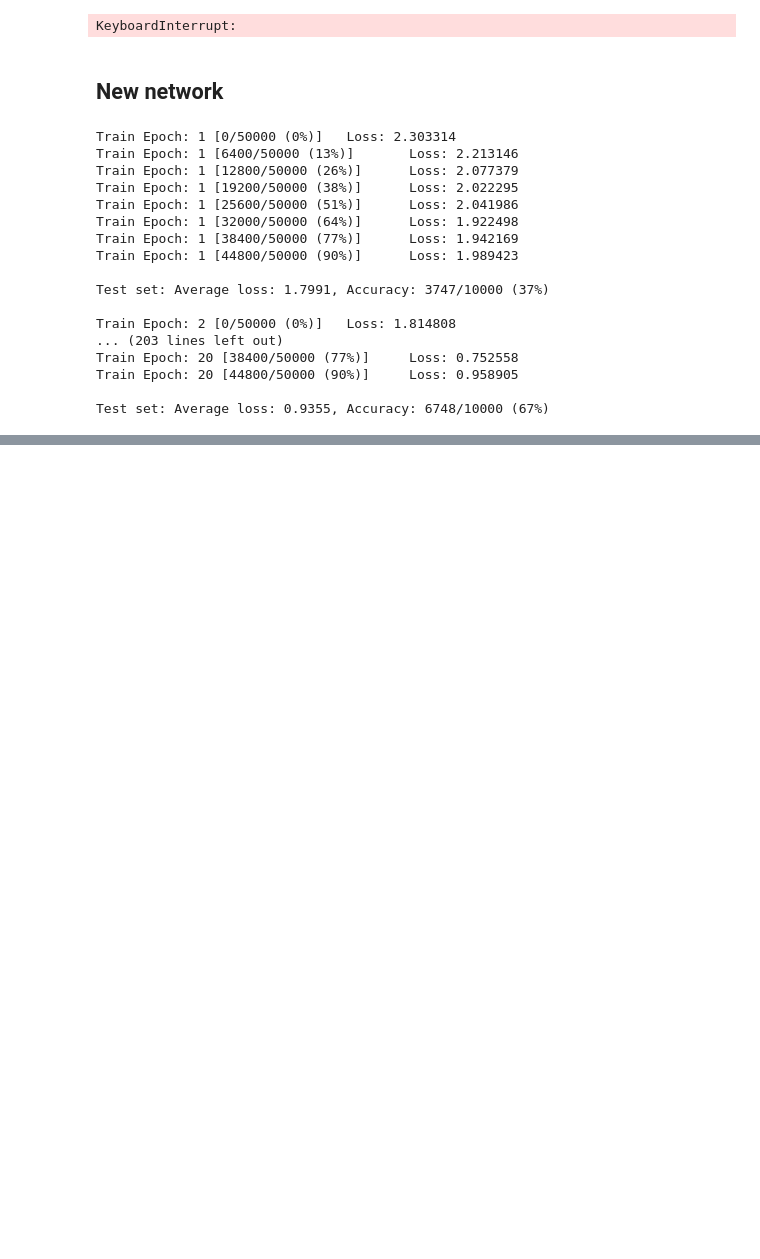
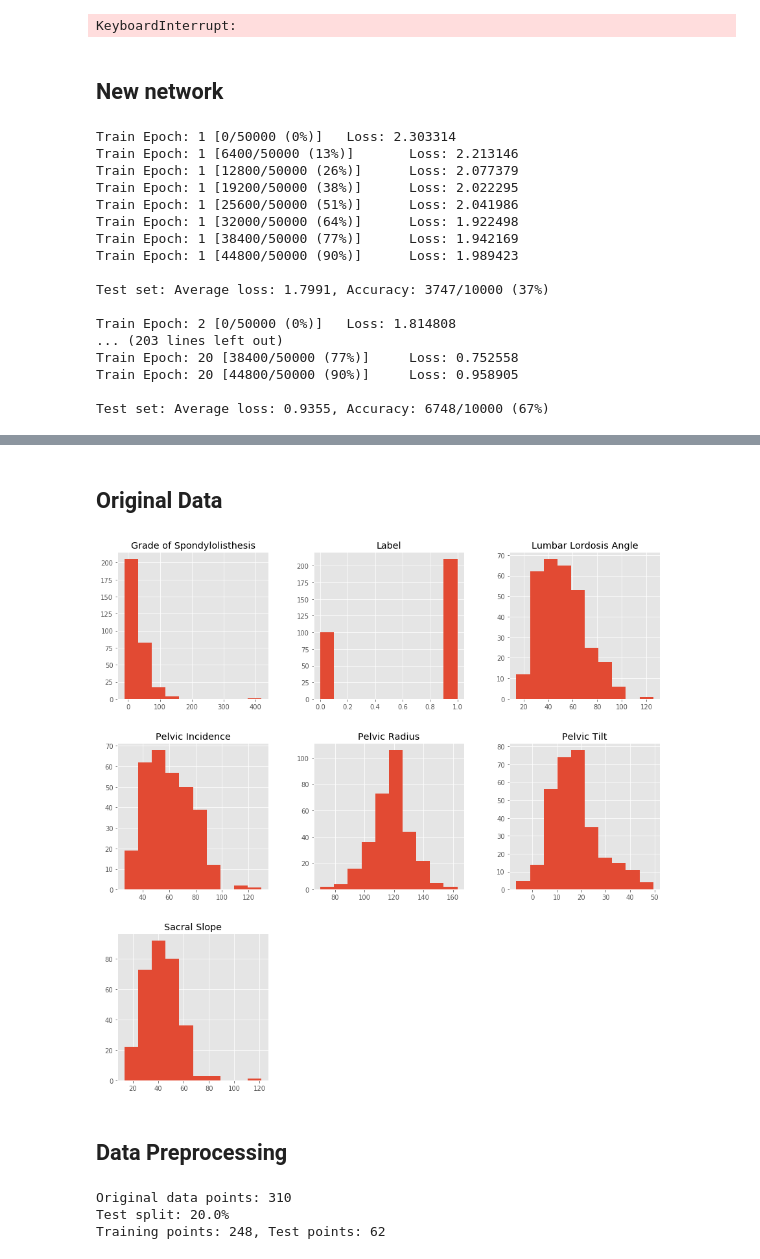
Before and after one commit to Deep-Learning-Team/Forward-Equations-On-ResNets, a Jupyter notebook: Project_code.ipynb, the cells around one changed output, grey strips where cells are left out. Drawn from its saved outputs; the diff is of its cells as text; code cells hidden in the pictures; blank space fills up the shorter version.

```diff
--- a/Project_code.ipynb
+++ b/Project_code.ipynb
@@ -1182,0 +1131,13 @@ RuntimeError: size mismatch, m1: [4 x 8], m2: [13 x 1] at /Users/soumith/code/bu
+# %%
+import numpy as np
+import pandas as pd
+from sklearn import preprocessing
+
+%matplotlib inline
+import matplotlib.pyplot as plt
+plt.style.use('ggplot')
+
+pd.options.display.max_columns = 999
+pd.options.display.max_rows = 20
+
+print(pd.__version__)
@@ -1182,0 +1146,25 @@ RuntimeError: size mismatch, m1: [4 x 8], m2: [13 x 1] at /Users/soumith/code/bu
+# %%
+# read in .dat file
+
+# column names given in data repo
+col_names = ['Pelvic Incidence', 'Pelvic Tilt', 'Lumbar Lordosis Angle',
+            'Sacral Slope', 'Pelvic Radius', 'Grade of Spondylolisthesis',
+            'Label']
+
+file_name = 'column_2C.dat'
+
+try:
+    df_orig = pd.read_csv(file_name, sep='\s+',
+                          header=None,
+                          names=col_names)
+    print('Reading from current directory.')
+except:
+    df_orig = pd.read_csv('./uci/' + file_name, sep='\s+',
+                          header=None,
+                          names=col_names)
+    print('Reading from sub directory.')
+
+# Convert output labels from str to binary
+df_orig['Label'] = df_orig['Label'].replace({'AB': 1, 'NO': 0})
+
+df_orig
@@ -1182,0 +1191,37 @@ RuntimeError: size mismatch, m1: [4 x 8], m2: [13 x 1] at /Users/soumith/code/bu
+# %% [markdown]
+## Original Data
+# %%
+# Histogram of original dataframe
+# plots in alphabetical order (unfortunately)
+pd.DataFrame.hist(data=df_orig, figsize=[15,15]);
+# %% [output]
+[figure, added]
+# %% [markdown]
+## Data Preprocessing
+# %%
+# randomly split data set into train and test sets
+from sklearn.model_selection import train_test_split
+
+X_data = df_orig.loc[:, 'Pelvic Incidence':'Grade of Spondylolisthesis'].values
+y_data = df_orig.loc[:, 'Label'].values
+
+HOLDOUT_SPLIT = 0.2
+
+X_train, X_test, y_train, y_test = train_test_split(X_data,
+                                                    y_data,
+                                                    test_size=HOLDOUT_SPLIT,
+                                                    shuffle=True,
+                                                    random_state=42)
+
+# transform to column vectors
+y_train = y_train.reshape(-1,1)
+y_test = y_test.reshape(-1,1)
+
+print('Original data points: {}'.format(np.shape(X_data)[0]))
+print('Test split: {}%'.format(HOLDOUT_SPLIT*100))
+print('Training points: {}, Test points: {}'.format(np.shape(X_train)[0],
+                                                    np.shape(X_test)[0]))
+# %% [output]
+Original data points: 310
+Test split: 20.0%
+Training points: 248, Test points: 62
```
Also changed, not shown: parts of 25 cells of this notebook, 4 other files.
